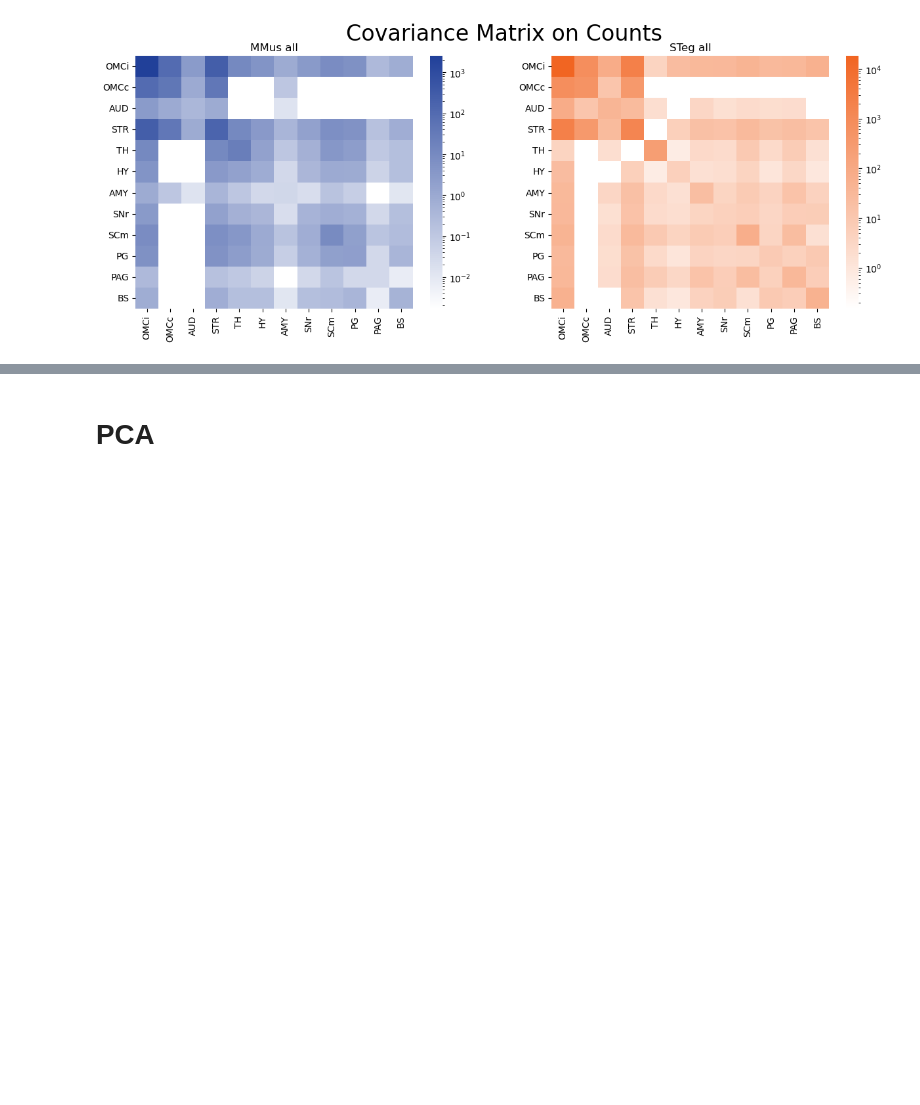
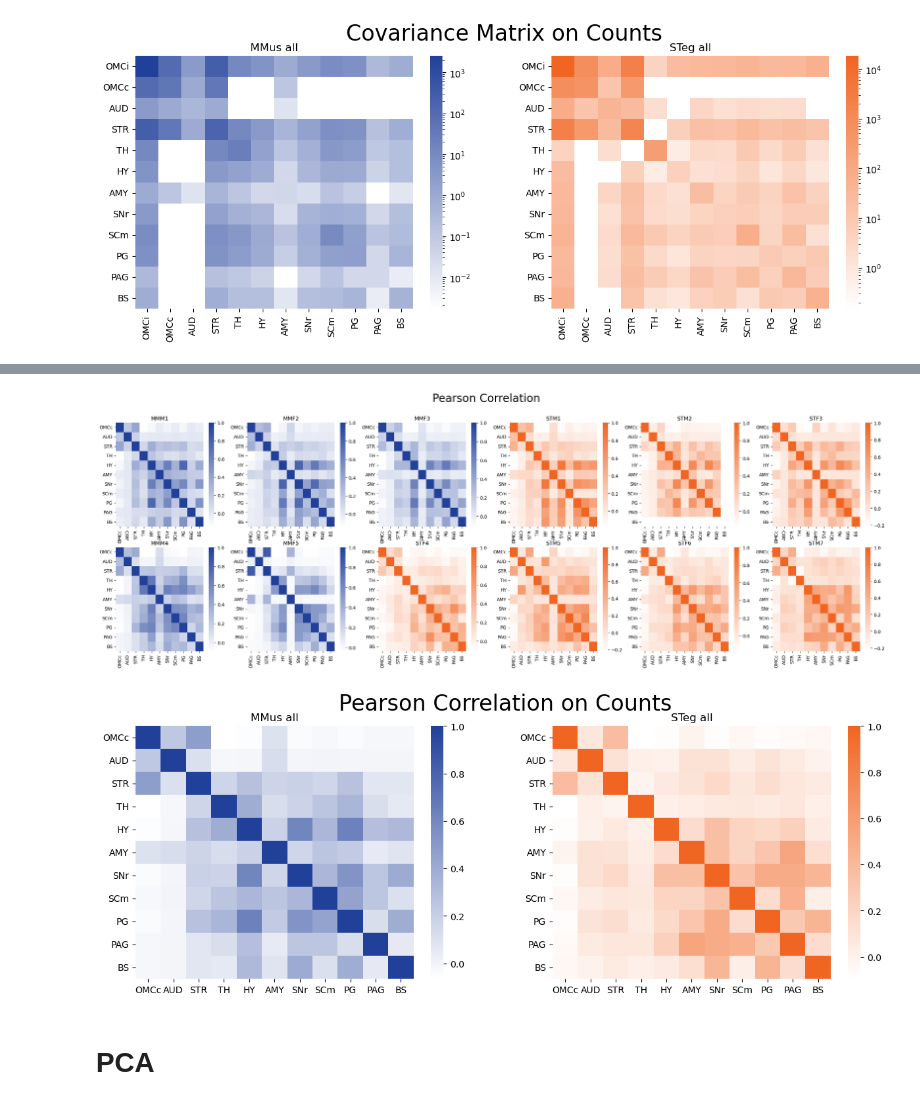
Before and after one commit to eisko/MAPseq_analysis, a Jupyter notebook: cell visualization test drop omci.ipynb, the cells around one changed output, grey strips where cells are left out. Drawn from its saved outputs; the diff is of its cells as text; code cells hidden in the pictures; blank space fills up the shorter version.

```diff
--- a/cell visualization test drop omci.ipynb
+++ b/cell visualization test drop omci.ipynb
@@ -242,3 +274,38 @@ plt.show()
+# %%
+### DROP OMCi
+
+
+# correlation plots
+fig, axs = plt.subplots(2, 6, figsize=(30,9))
+i=0
+for ax in axs.flat:
+    df = omc_scaled[i].drop("OMCi", axis=1)
+    if species[i]=="MMus":
+        sns.heatmap(df.corr(), cmap=blue_cmp, ax=ax)
+    else:
+        sns.heatmap(df.corr(), cmap=orange_cmp, ax=ax)
+    ax.set_title(mice[i])
+
+    i+=1
+plt.suptitle("Pearson Correlation",size=24)
+plt.show()
+
+
+
+# aggregated correlation plots
+fig, axs = plt.subplots(1,2, figsize=(15,5))
+
+sns.heatmap(omc_mm_all.drop("OMCi", axis=1).corr(), cmap=blue_cmp, ax=axs[0])
+axs[0].set_title("MMus all")
+
+sns.heatmap(omc_st_all.drop("OMCi", axis=1).corr(), cmap=orange_cmp, ax=axs[1])
+axs[1].set_title("STeg all")
+
+plt.suptitle("Pearson Correlation on Counts",size=24)
+plt.show()
+# %% [output]
+[figure, added]
+[figure, added]
 # %% [markdown]
 # PCA
 # %%
```
Also changed, not shown: parts of 2 cells of this notebook, 1 other file.
